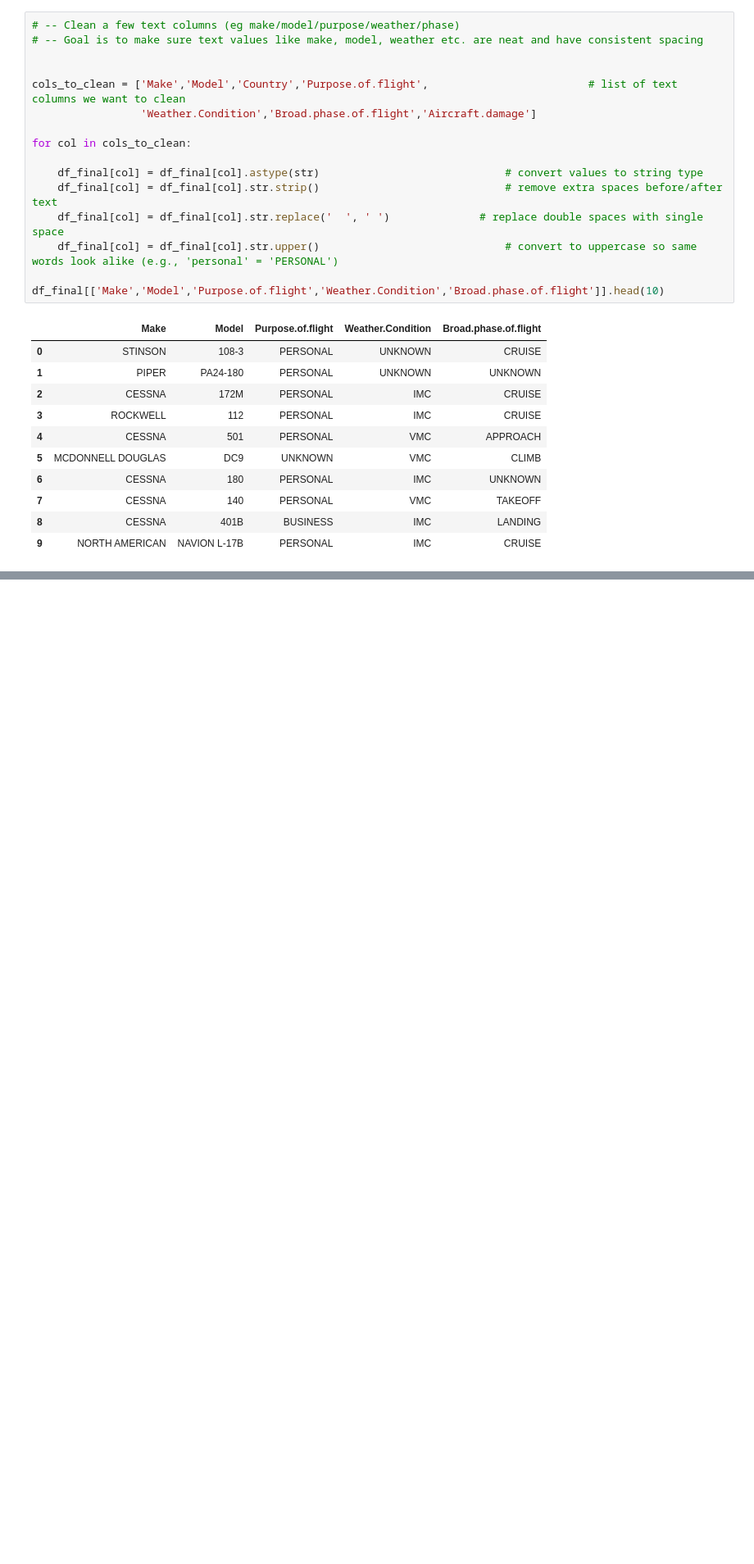
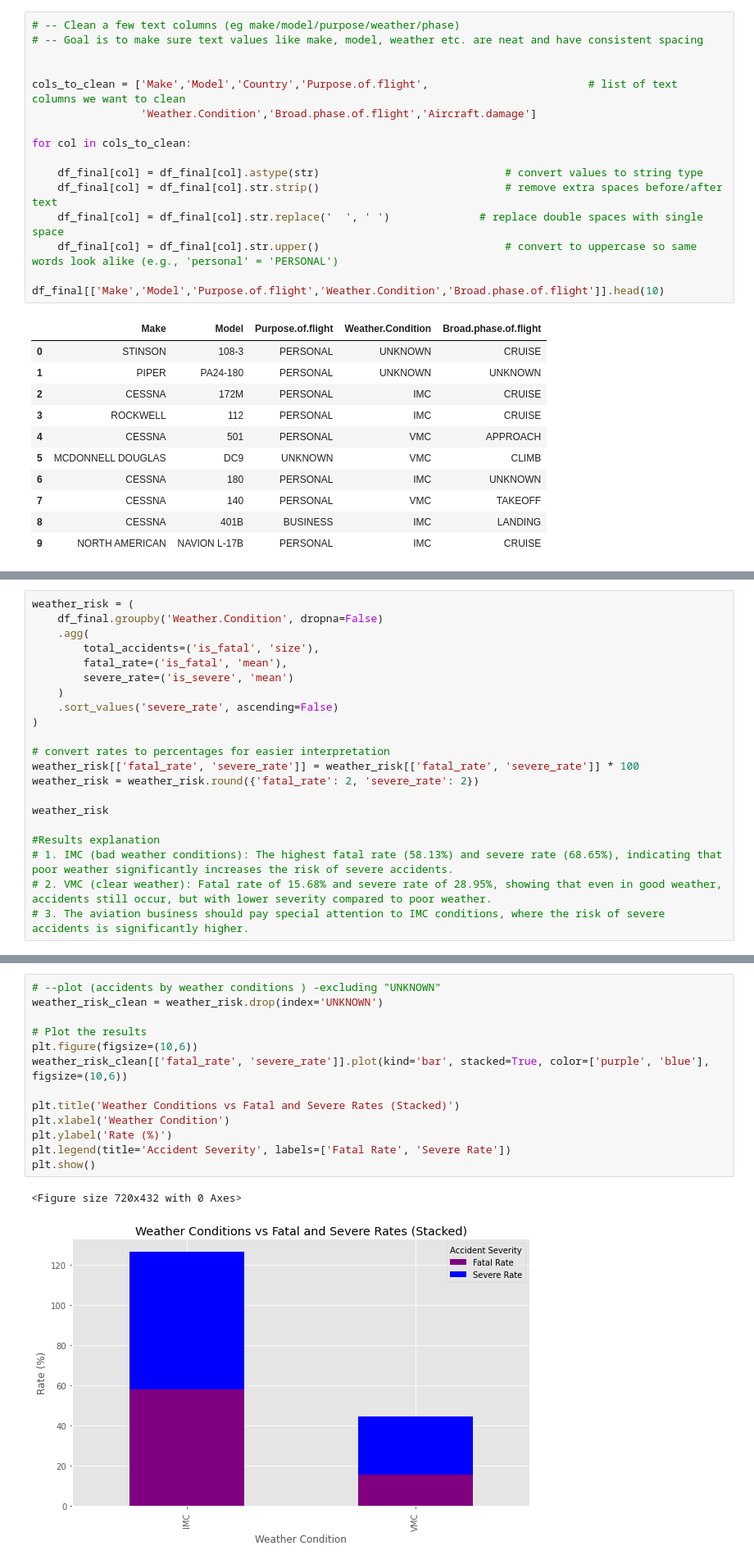
Before and after one commit to Aby-12/Project-One-Abigael-Kariuki, a Jupyter notebook: aviation.ipynb, the cells around one changed output, grey strips where cells are left out. Shown: that part at 82% size. Drawn from its saved outputs; the diff is of its cells as text; blank space fills up the shorter version.

```diff
--- a/aviation.ipynb
+++ b/aviation.ipynb
@@ -298,0 +506,21 @@ df_final[['Make','Model','Purpose.of.flight','Weather.Condition','Broad.phase.of
+# %%
+weather_risk = (
+    df_final.groupby('Weather.Condition', dropna=False)
+    .agg(
+        total_accidents=('is_fatal', 'size'),
+        fatal_rate=('is_fatal', 'mean'),
+        severe_rate=('is_severe', 'mean')
+    )
+    .sort_values('severe_rate', ascending=False)
+)
+
+# convert rates to percentages for easier interpretation
+weather_risk[['fatal_rate', 'severe_rate']] = weather_risk[['fatal_rate', 'severe_rate']] * 100
+weather_risk = weather_risk.round({'fatal_rate': 2, 'severe_rate': 2})
+
+weather_risk
+
+#Results explanation
+# 1. IMC (bad weather conditions): The highest fatal rate (58.13%) and severe rate (68.65%), indicating that poor weather significantly increases the risk of severe accidents.
+# 2. VMC (clear weather): Fatal rate of 15.68% and severe rate of 28.95%, showing that even in good weather, accidents still occur, but with lower severity compared to poor weather.
+# 3. The aviation business should pay special attention to IMC conditions, where the risk of severe accidents is significantly higher.
@@ -298,0 +533,16 @@ df_final[['Make','Model','Purpose.of.flight','Weather.Condition','Broad.phase.of
+# %%
+# --plot (accidents by weather conditions ) -excluding "UNKNOWN"
+weather_risk_clean = weather_risk.drop(index='UNKNOWN')
+
+# Plot the results
+plt.figure(figsize=(10,6))
+weather_risk_clean[['fatal_rate', 'severe_rate']].plot(kind='bar', stacked=True, color=['purple', 'blue'], figsize=(10,6))
+
+plt.title('Weather Conditions vs Fatal and Severe Rates (Stacked)')
+plt.xlabel('Weather Condition')
+plt.ylabel('Rate (%)')
+plt.legend(title='Accident Severity', labels=['Fatal Rate', 'Severe Rate'])
+plt.show()
+# %% [output]
+<Figure size 720x432 with 0 Axes>
+[figure, added]
```
Also changed, not shown: parts of 28 cells of this notebook.
